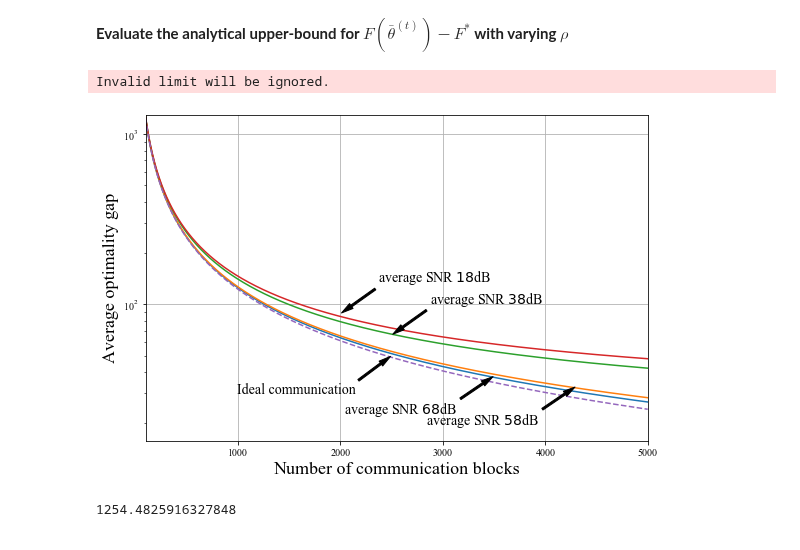
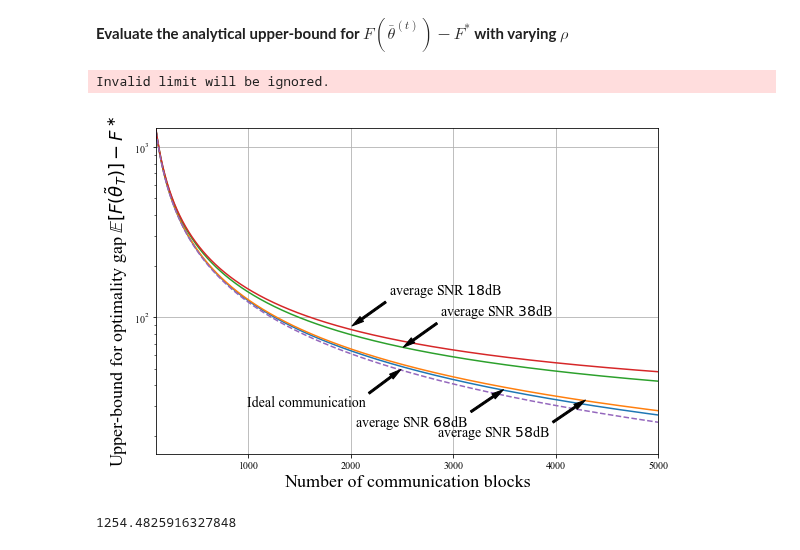
Before and after one commit to Fuzzy-Face/JSAC_FL, a Jupyter notebook: bounds_digital.ipynb, the cells around one changed output. Drawn from its saved outputs; the diff is of its cells as text; code cells hidden in the pictures.

```diff
--- a/bounds_digital.ipynb
+++ b/bounds_digital.ipynb
@@ -232,41 +232,41 @@ plt.semilogy(T_array, og - opt, '--')
 
 
 plt.xlabel(r'Number of communication blocks', fontsize = 18)
-plt.ylabel(r'Average optimality gap', fontsize = 18)
+plt.ylabel(r'Upper-bound for optimality gap $\mathbb{E}[F(\tilde{\theta}_T)]-F^\ast$', fontsize = 18)
 # plt.title(r'$\lambda_2(L) = 8$')
 plt.xlim((100, 5000))
 plt.ylim((0, 1300))
 plt.grid()
 
 # # Place legend for individual curves
 # plt.legend(loc = 'upper right', fontsize = 14)
 # Place marks using annotation
 _ = ax.annotate(r'average SNR $18$dB',
             xy = (2000, 88), xycoords = 'data',
             xytext = (38, 32), textcoords = 'offset points', fontsize = 14,
             arrowprops=dict(facecolor = 'black', width = 2, headwidth = 6, shrink = 0.03))
 _ = ax.annotate(r'average SNR $38$dB',
             xy = (2500, 66), xycoords = 'data',
             xytext = (38, 32), textcoords = 'offset points', fontsize = 14,
             arrowprops=dict(facecolor = 'black', width = 2, headwidth = 6, shrink = 0.03))
 _ = ax.annotate(r'Ideal communication',
             xy = (2500, 50), xycoords = 'data',
             xytext = (-155, -38), textcoords = 'offset points', fontsize = 14,
             arrowprops=dict(facecolor = 'black', width = 2, headwidth = 6, shrink = 0.03))
 _ = ax.annotate(r'average SNR $68$dB',
             xy = (3500, 38), xycoords = 'data',
             xytext = (-150, -38), textcoords = 'offset points', fontsize = 14,
             arrowprops=dict(facecolor = 'black', width = 2, headwidth = 6, shrink = 0.03))
 _ = ax.annotate(r'average SNR $58$dB',
             xy = (4300, 33), xycoords = 'data',
             xytext = (-150, -38), textcoords = 'offset points', fontsize = 14,
             arrowprops=dict(facecolor = 'black', width = 2, headwidth = 6, shrink = 0.03))
 
 # plt.savefig('C:/Users/Helen/Documents/visiting_research@KCL/D2D_DSGD/XXX20-FL_over_D2D/eps/dig_ub_og_vs_SNR.eps',format='eps', dpi=600)
 plt.show()
 # %% [output]
 Invalid limit will be ignored.
-[figure, old version]
+[figure, new version]
 # %%
 og4[99]
 # %% [output]
```
Also changed, not shown: parts of 2 cells of this notebook, 3 other files.
